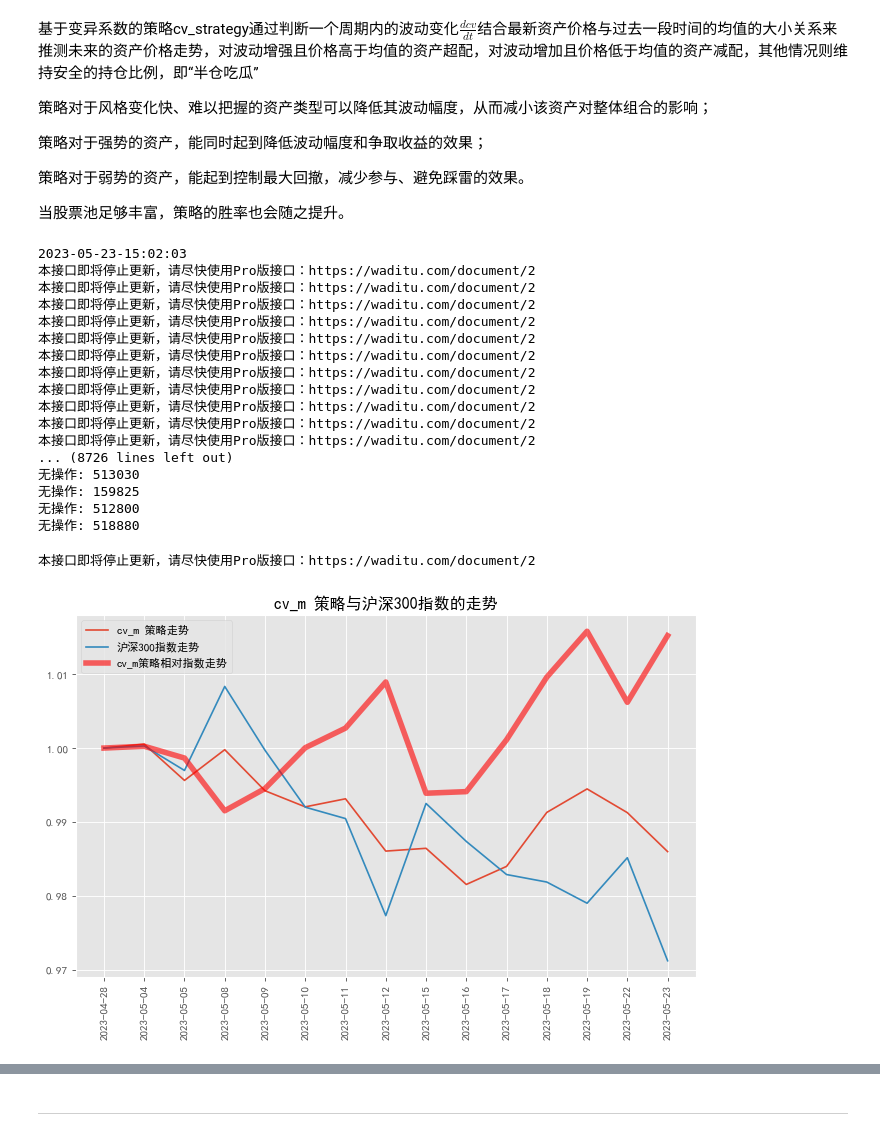
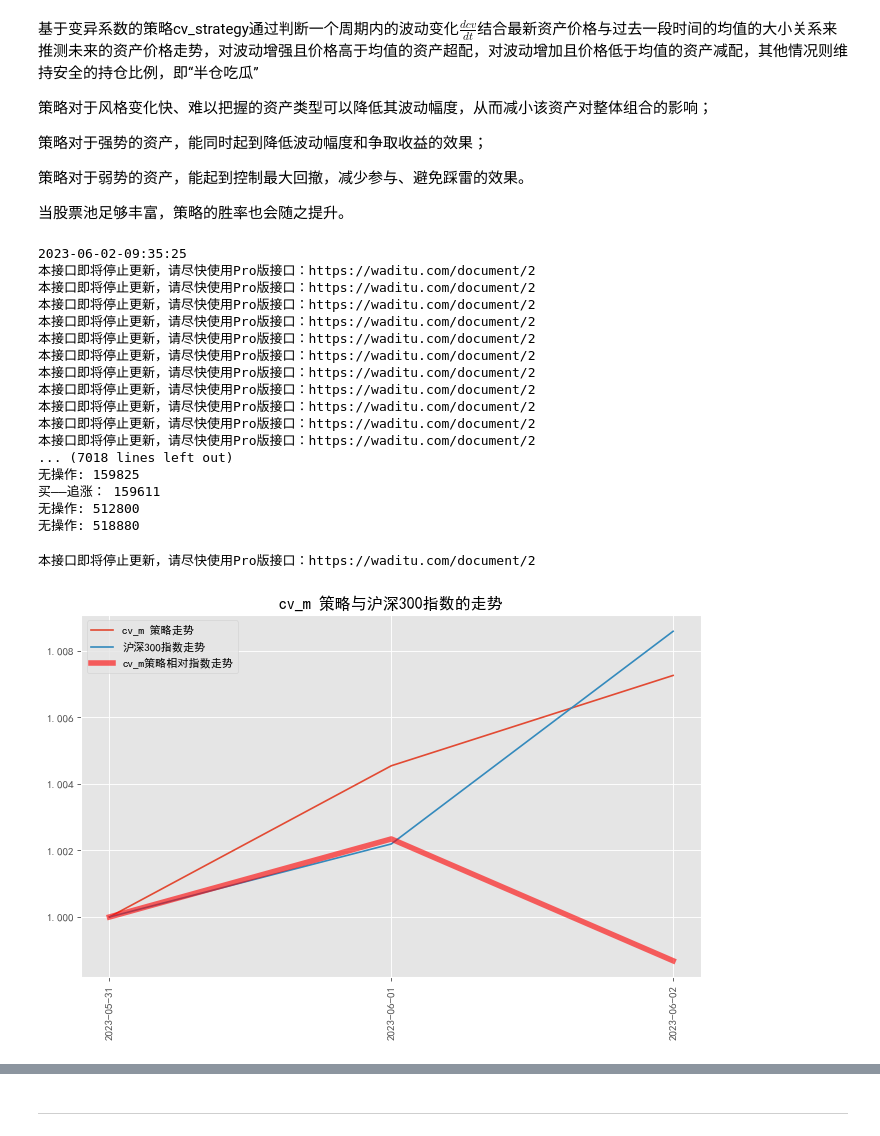
Before and after one commit to jwli601/stocks_stories, a Jupyter notebook: cv_strategy_intro230420.ipynb, the cells around one changed output, grey strips where cells are left out. Cells and saved outputs as stored; diff of their text form; code cells hidden in the pictures.

```diff
--- a/cv_strategy_intro230420.ipynb
+++ b/cv_strategy_intro230420.ipynb
@@ -324,7 +324,7 @@ pool_1=['512660','512800',# 军工、银行
         '159985',#'511260',# 豆粕期货，十年国债ETF
         '159941', '513030',#'513080',#'513880',#,         # nasdaq,德国，法国cac40，日本225
         '512980','512720',         # 传媒, 计算机
-        '513360',#'159611'                  # 教育,电力
+        '513360','159611'                  # 教育,电力
 
 #       '563000','510300','510500',# 中国A50，hs300, zz500
        ]
@@ -353,7 +353,7 @@ a.close.loc[:'2022-12-26','515220'] = a.close.loc[:'2022-12-26','515220']/2.187*
 
 a.run()
 # %% [output]
-2023-05-23-15:02:03
+2023-06-02-09:35:25
 本接口即将停止更新，请尽快使用Pro版接口：https://waditu.com/document/2
 本接口即将停止更新，请尽快使用Pro版接口：https://waditu.com/document/2
 本接口即将停止更新，请尽快使用Pro版接口：https://waditu.com/document/2
@@ -365,13 +365,13 @@ a.run()
 本接口即将停止更新，请尽快使用Pro版接口：https://waditu.com/document/2
 本接口即将停止更新，请尽快使用Pro版接口：https://waditu.com/document/2
 本接口即将停止更新，请尽快使用Pro版接口：https://waditu.com/document/2
-... (8726 lines left out)
-无操作: 513030
+... (7018 lines left out)
 无操作: 159825
+买——追涨： 159611
 无操作: 512800
 无操作: 518880
 # %%
-startdate='2023-04-28'
+startdate='2023-05-31'
 dec_dailyreturn = a.returns.dropna().loc[startdate:]
 df_model = a.weight.loc[am.weight.iloc[-2].name:]
 df = pd.DataFrame(index = df_model.index,columns=df_model.columns)
@@ -389,18 +389,19 @@ hs300 = ts.get_k_data('hs300').set_index('date')
 hs300 = hs300.loc[startdate:,'close']
 dfs = pd.concat([df.T.sum(),hs300],axis=1)
 dfs.columns=['cv_m','hs300']
+dfs['ex'] = dfs.cv_m/dfs.hs300
 dfs=dfs/dfs.iloc[0]
 # %% [output]
 本接口即将停止更新，请尽快使用Pro版接口：https://waditu.com/document/2
 # %%
 plt.style.use('ggplot')
 plt.figure(figsize=[10,6],dpi=80)
 plt.title('cv_m 策略与沪深300指数的走势')
 plt.plot(dfs.cv_m,label='cv_m 策略走势')
 plt.plot(dfs.hs300,label='沪深300指数走势')
-plt.plot(dfs.cv_m/dfs.hs300,lw=5,alpha=0.6,color='red',label='cv_m策略相对指数走势')
+plt.plot(dfs.ex,lw=5,alpha=0.6,color='red',label='cv_m策略相对指数走势')
 plt.xticks(dfs.index,rotation=90)
 plt.legend()
 plt.show()
 # %% [output]
-[figure, old version]
+[figure, new version]
```
Also changed, not shown: parts of 10 cells of this notebook, 1 other file.
